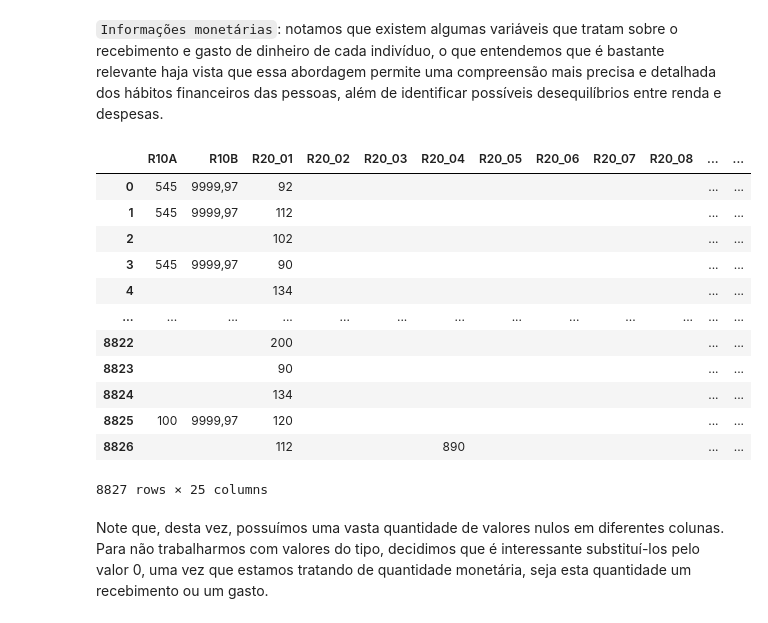
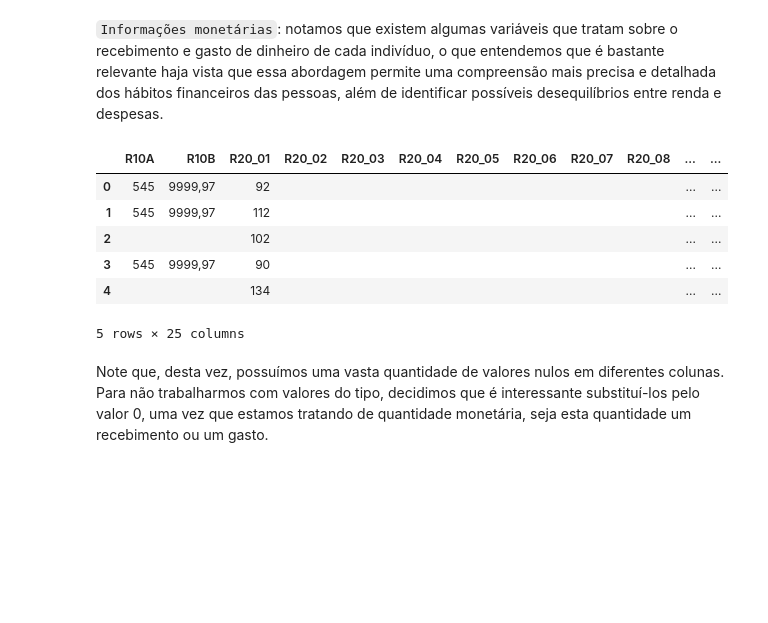
Before and after one commit to insper-classroom/23-1a-cd-p2-anderson_samuel_vinicius, a Jupyter notebook: Relatório.ipynb, the cells around one changed output. Drawn from its saved outputs; the diff is of its cells as text; code cells hidden in the pictures; blank space fills up the shorter version.

```diff
--- a/Relatório.ipynb
+++ b/Relatório.ipynb
@@ -158,23 +151,20 @@ info_demografico
 # %% [markdown]
 `Informações monetárias`: notamos que existem algumas variáveis que tratam sobre o recebimento e gasto de dinheiro de cada indivíduo, o que entendemos que é bastante relevante haja vista que essa abordagem permite uma compreensão mais precisa e detalhada dos hábitos financeiros das pessoas, além de identificar possíveis desequilíbrios entre renda e despesas.
 # %%
-info_money = responsaveis_df.loc[:, ['R10A', 'R10B', 'R20_01', 'R20_02', 'R20_03', 'R20_04', 'R20_05', 'R20_06', 'R20_07', 'R20_08', 'R20_09', 'R20_10', 'R20_11', 'R20_12', 'R20_13', 'R20_14', 'R20_15', 'R20_16', 'R20_17', 'R20_18', 'R20_98', 'R22', 'R25', 'R39', 'R82']]
+col_money = ['R10A', 'R10B', 'R20_01', 'R20_02', 'R20_03', 'R20_04', 'R20_05', 'R20_06', 'R20_07', 'R20_08', 'R20_09',
+             'R20_10', 'R20_11', 'R20_12', 'R20_13', 'R20_14', 'R20_15', 'R20_16', 'R20_17','R20_18', 'R20_98', 'R22', 'R25',
+             'R39', 'R82']
+info_money = responsaveis_df.loc[:, col_money]
 info_money = info_money.astype(str)
-info_money
+info_money.head(5)
 # %% [output]
 |  | R10A | R10B | R20_01 | R20_02 | R20_03 | R20_04 | R20_05 | R20_06 | R20_07 | R20_08 | ... | ... |
 | 0 | 545 | 9999,97 | 92 |  |  |  |  |  |  |  | ... | ... |
 | 1 | 545 | 9999,97 | 112 |  |  |  |  |  |  |  | ... | ... |
 | 2 |  |  | 102 |  |  |  |  |  |  |  | ... | ... |
 | 3 | 545 | 9999,97 | 90 |  |  |  |  |  |  |  | ... | ... |
 | 4 |  |  | 134 |  |  |  |  |  |  |  | ... | ... |
-| ... | ... | ... | ... | ... | ... | ... | ... | ... | ... | ... | ... | ... |
-| 8822 |  |  | 200 |  |  |  |  |  |  |  | ... | ... |
-| 8823 |  |  | 90 |  |  |  |  |  |  |  | ... | ... |
-| 8824 |  |  | 134 |  |  |  |  |  |  |  | ... | ... |
-| 8825 | 100 | 9999,97 | 120 |  |  |  |  |  |  |  | ... | ... |
-| 8826 |  |  | 112 |  |  | 890 |  |  |  |  | ... | ... |
-8827 rows × 25 columns
+5 rows × 25 columns
 # %% [markdown]
 Note que, desta vez, possuímos uma vasta quantidade de valores nulos em diferentes colunas. Para não trabalharmos com valores do tipo, decidimos que é interessante substituí-los pelo valor 0, uma vez que estamos tratando de quantidade monetária, seja esta quantidade um recebimento ou um gasto.
 # %%
```
Also changed, not shown: parts of 202 cells of this notebook.
